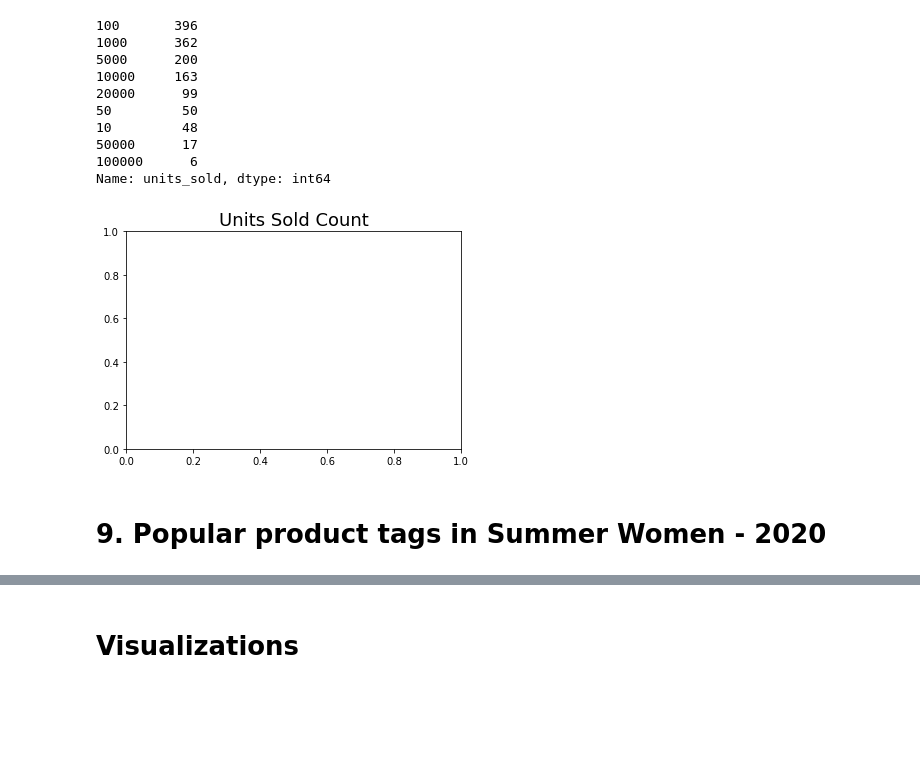
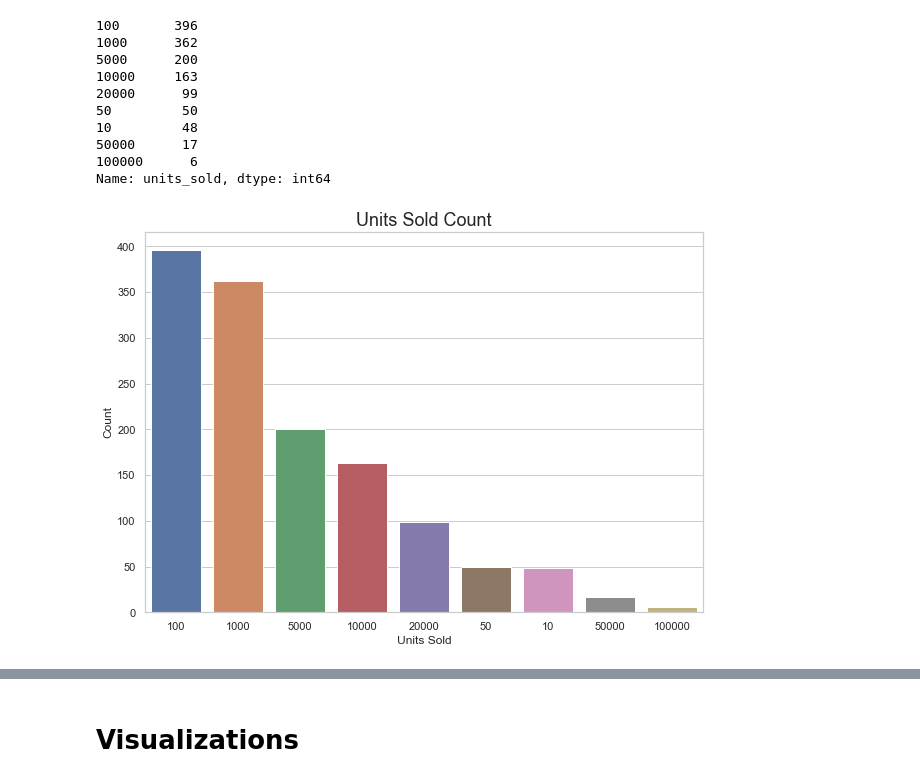
Before and after one commit to nanthalec/Wish, a Jupyter notebook: Wish Final NB.ipynb, the cells around one changed output, grey strips where cells are left out. Saved outputs shown, nothing was run; the diff lists cells and outputs as text; code cells hidden in the pictures; blank space fills up the shorter version.

```diff
--- a/Wish Final NB.ipynb
+++ b/Wish Final NB.ipynb
@@ -70,6 +74,7 @@ sales['has_urgency_banner'].replace(np.nan, 0, inplace=True)
 sales['product_color'].replace(np.nan, 0, inplace=True)
 sales['urgency_text'].replace(np.nan, 0, inplace=True)
 sales['origin_country'].replace(np.nan, 0, inplace=True)
+sales['product_color'].replace(np.nan, 0, inplace=True)
 # %%
 sales.isnull().sum()[sales.isnull().sum() !=0]
 # %% [output]
@@ -306,6 +312,7 @@ sales['product_color'] = sales['product_color'].replace('camouflage', 'print')
 sales['product_color'] = sales['product_color'].replace('lightgreen', 'green')
 sales['product_color'] = sales['product_color'].replace('winered', 'red')
 sales['product_color'] = sales['product_color'].replace('apricot', 'orange')
+sales['product_color'] = sales['product_color'].replace('NAN', 'no color')
 
 
 pd_colr = sales['product_color'].value_counts()
@@ -562,14 +569,14 @@ pr_unit
 Name: units_sold, dtype: int64
 # %%
 # visuals of Units Sold
-fig_dims = (10, 8)
+fig_dims = (10, 7)
+fig, ax = plt.subplots(figsize=fig_dims)
 sns.countplot('units_sold',
+              order = sales['units_sold'].value_counts().index,
               data = sales,
-              order = sales['units_sold'].value_counts().index,
               ax = ax)
+ax.set(xlabel='Units Sold', ylabel='Count')
 plt.title("Units Sold Count", size=18)
 plt.show()
 # %% [output]
-[figure, old version]
+[figure, new version]
-# %% [markdown]
-# 9. Popular product tags in Summer Women - 2020
```
Also changed, not shown: parts of 89 cells of this notebook, 12 other files.
